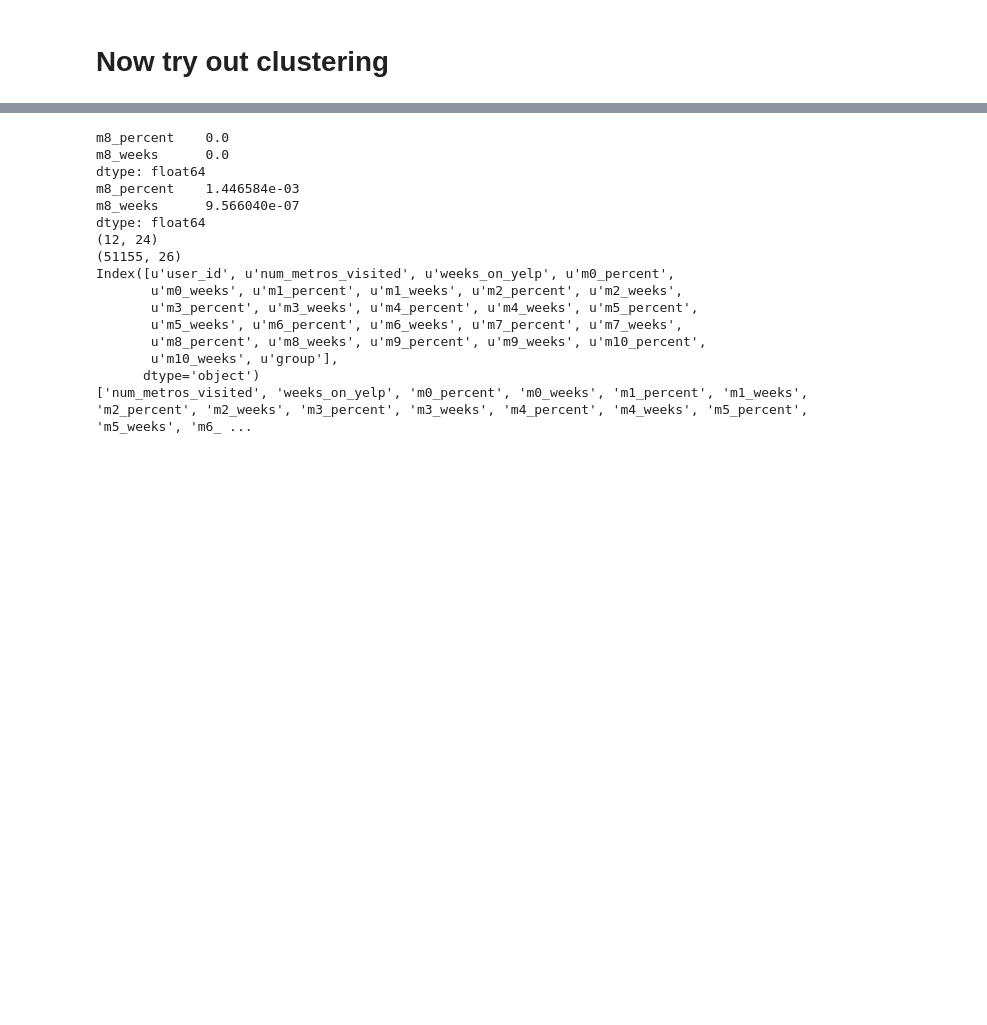
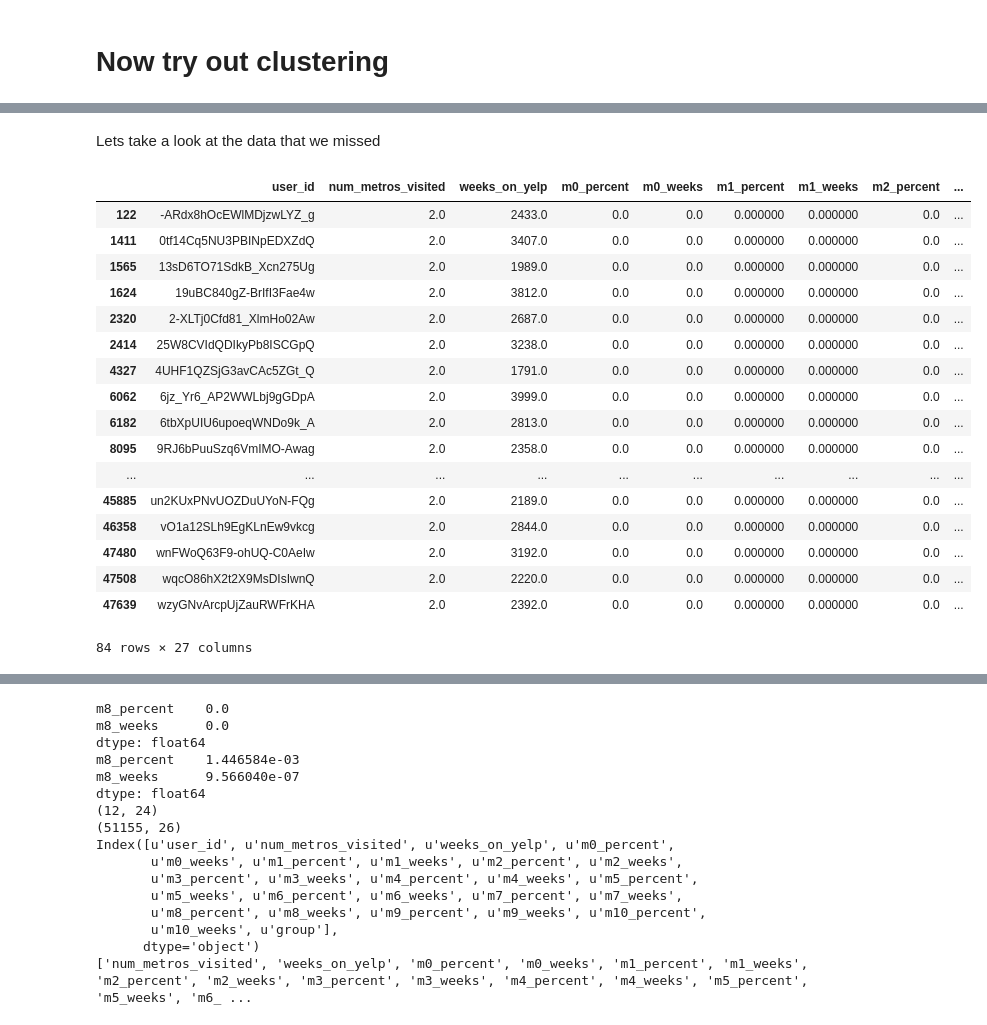
Before and after one commit to adgilbert/collaborative-filtering, a Jupyter notebook: GetFeatures.ipynb, the cells around one changed output, grey strips where cells are left out. Drawn from its saved outputs; the diff is of its cells as text; code cells hidden in the pictures; blank space fills up the shorter version.

```diff
--- a/GetFeatures.ipynb
+++ b/GetFeatures.ipynb
@@ -410,0 +473,23 @@ plt.hist(user_res['cluster_dist'], 'auto')
+# %% [markdown]
+Lets take a look at the data that we missed
+# %%
+user_res[user_res.cluster_dist > .25]
+# %% [output]
+|  | user_id | num_metros_visited | weeks_on_yelp | m0_percent | m0_weeks | m1_percent | m1_weeks | m2_percent | ... |
+| 122 | -ARdx8hOcEWlMDjzwLYZ_g | 2.0 | 2433.0 | 0.0 | 0.0 | 0.000000 | 0.000000 | 0.0 | ... |
+| 1411 | 0tf14Cq5NU3PBINpEDXZdQ | 2.0 | 3407.0 | 0.0 | 0.0 | 0.000000 | 0.000000 | 0.0 | ... |
+| 1565 | 13sD6TO71SdkB_Xcn275Ug | 2.0 | 1989.0 | 0.0 | 0.0 | 0.000000 | 0.000000 | 0.0 | ... |
+| 1624 | 19uBC840gZ-BrIfI3Fae4w | 2.0 | 3812.0 | 0.0 | 0.0 | 0.000000 | 0.000000 | 0.0 | ... |
+| 2320 | 2-XLTj0Cfd81_XlmHo02Aw | 2.0 | 2687.0 | 0.0 | 0.0 | 0.000000 | 0.000000 | 0.0 | ... |
+| 2414 | 25W8CVIdQDIkyPb8ISCGpQ | 2.0 | 3238.0 | 0.0 | 0.0 | 0.000000 | 0.000000 | 0.0 | ... |
+| 4327 | 4UHF1QZSjG3avCAc5ZGt_Q | 2.0 | 1791.0 | 0.0 | 0.0 | 0.000000 | 0.000000 | 0.0 | ... |
+| 6062 | 6jz_Yr6_AP2WWLbj9gGDpA | 2.0 | 3999.0 | 0.0 | 0.0 | 0.000000 | 0.000000 | 0.0 | ... |
+| 6182 | 6tbXpUIU6upoeqWNDo9k_A | 2.0 | 2813.0 | 0.0 | 0.0 | 0.000000 | 0.000000 | 0.0 | ... |
+| 8095 | 9RJ6bPuuSzq6VmIMO-Awag | 2.0 | 2358.0 | 0.0 | 0.0 | 0.000000 | 0.000000 | 0.0 | ... |
+| ... | ... | ... | ... | ... | ... | ... | ... | ... | ... |
+| 45885 | un2KUxPNvUOZDuUYoN-FQg | 2.0 | 2189.0 | 0.0 | 0.0 | 0.000000 | 0.000000 | 0.0 | ... |
+| 46358 | vO1a12SLh9EgKLnEw9vkcg | 2.0 | 2844.0 | 0.0 | 0.0 | 0.000000 | 0.000000 | 0.0 | ... |
+| 47480 | wnFWoQ63F9-ohUQ-C0AeIw | 2.0 | 3192.0 | 0.0 | 0.0 | 0.000000 | 0.000000 | 0.0 | ... |
+| 47508 | wqcO86hX2t2X9MsDIsIwnQ | 2.0 | 2220.0 | 0.0 | 0.0 | 0.000000 | 0.000000 | 0.0 | ... |
+| 47639 | wzyGNvArcpUjZauRWFrKHA | 2.0 | 2392.0 | 0.0 | 0.0 | 0.000000 | 0.000000 | 0.0 | ... |
+84 rows × 27 columns
```
Also changed, not shown: parts of 15 cells of this notebook, 1 other file.
